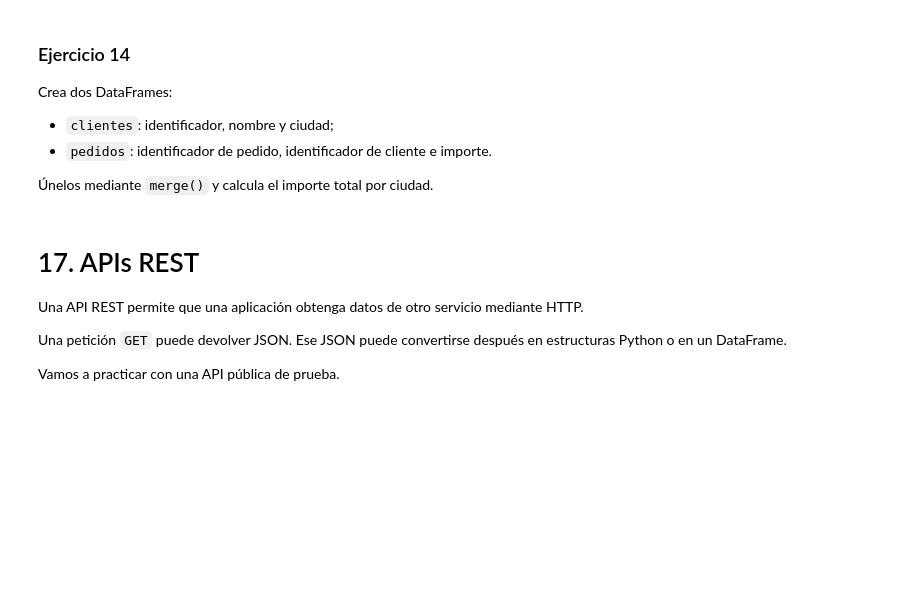
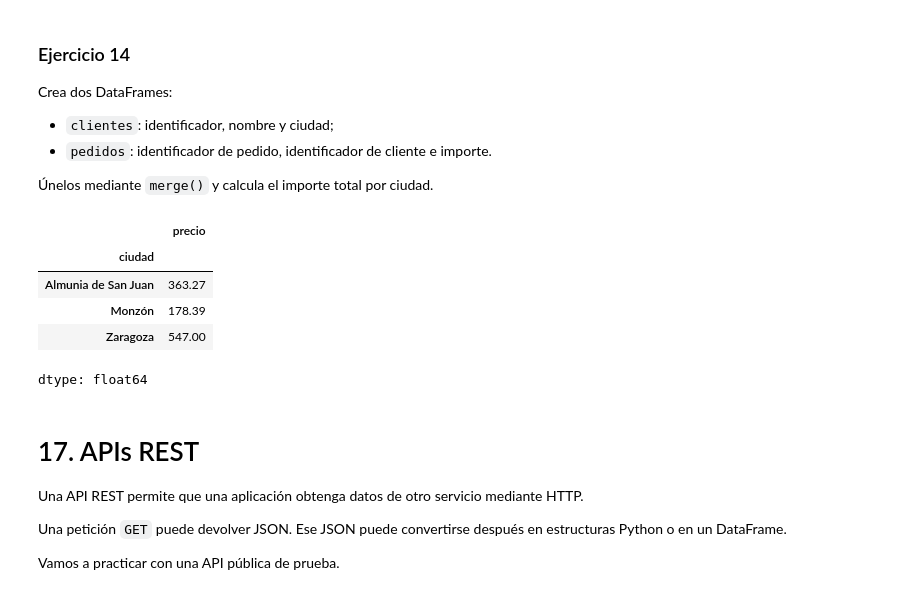
Before and after one commit to andreserenaquintilla/Ejercicios_Big_Data, a Jupyter notebook: Guia_Python_BDIA.ipynb, the cells around one changed output. Cells and saved outputs as stored; diff of their text form; code cells hidden in the pictures; blank space fills up the shorter version.

```diff
--- a/Guia_Python_BDIA.ipynb
+++ b/Guia_Python_BDIA.ipynb
@@ -831,3 +1135,30 @@ Crea dos DataFrames:
+# %%
+# Escribe aquí tu solución
+
+# Declaramos el primer DataFrame, el de clientes
+clientes = pd.DataFrame({
+    "identificador de cliente": [1, 2, 3, 4, 5], # Esta columna, será el nexo de ambas tablas
+    "nombre": ["Andrés", "Marta", "María", "Jennifer", "Rodrígo"],
+    "ciudad": ["Almunia de San Juan", "Almunia de San Juan", "Monzón", "Zaragoza", "Monzón"]
+})
+# Declaramos el segundo DataFrame, el de pedidos
+pedidos = pd.DataFrame({
+    "identificador de pedido": [1, 2, 3, 4, 5, 6 ,7, 8, 9, 10],
+    "identificador de cliente": [1, 5, 5, 2, 3, 1, 4, 1, 2, 2], # Aquí la ponemos igual
+    "precio": [10.99, 50, 28.40, 12, 99.99, 256.96, 547, 28.32, 51, 4]
+})
+# Con merge, unimos ambas tablas en una, gracias al nexo de unión
+pedidos_cliente = clientes.merge(pedidos, on="identificador de cliente")
+# Con groupby le decimos que coja la columna ciudad y que sume la columna de precio, y nos muestre por ciudad, el importe total de los pedidos
+importe_total_ciudad = pedidos_cliente.groupby("ciudad")["precio"].sum()
+importe_total_ciudad
+# %% [output]
+|  | precio |
+| ciudad |  |
+| Almunia de San Juan | 363.27 |
+| Monzón | 178.39 |
+| Zaragoza | 547.00 |
+dtype: float64
 # %% [markdown]
 # 17. APIs REST
 
```
Also changed, not shown: parts of 47 cells of this notebook.
